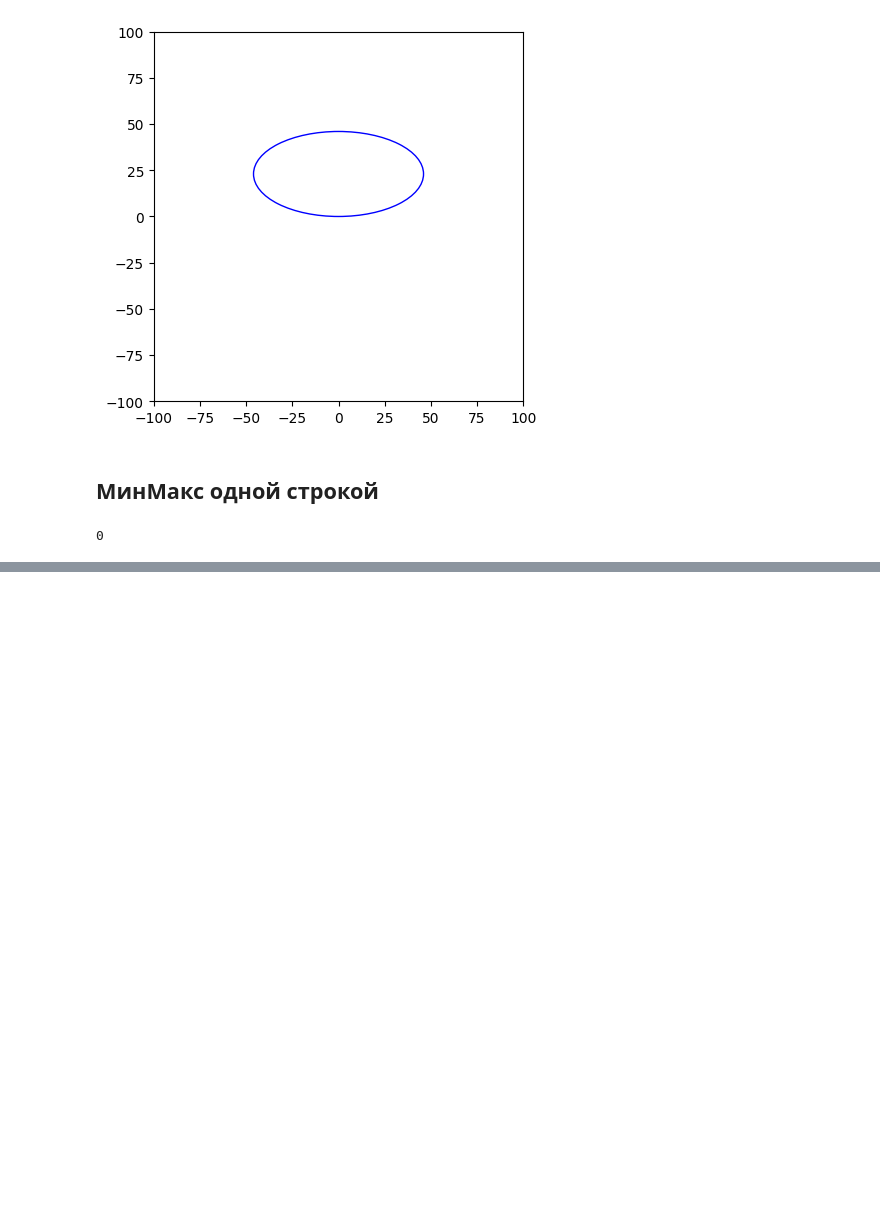
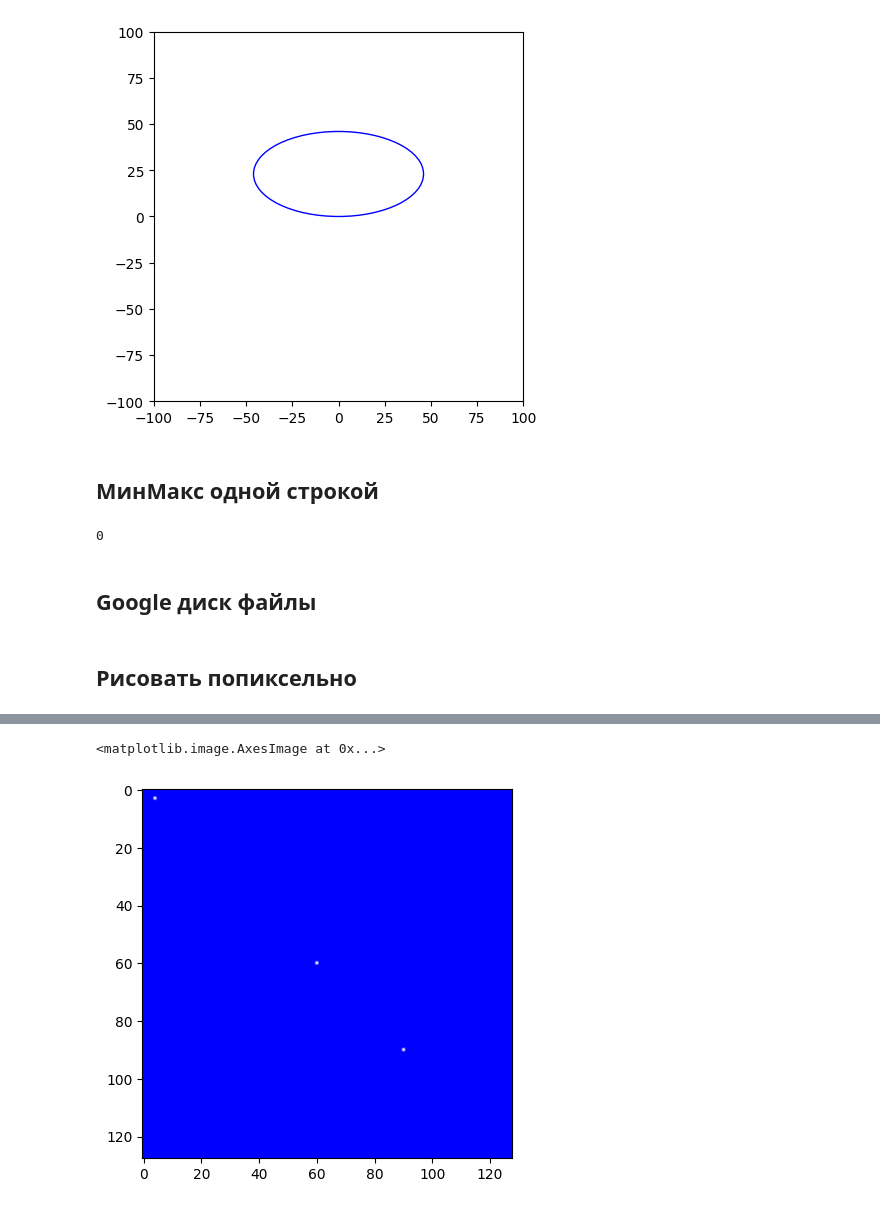
Before and after one commit to PolyanskayaP/FMMRAZ_6sem, a Jupyter notebook: prob_FMMRAZ.ipynb, the cells around one changed output, grey strips where cells are left out. Saved outputs shown, nothing was run; the diff lists cells and outputs as text; code cells hidden in the pictures; blank space fills up the shorter version.

```diff
--- a/prob_FMMRAZ.ipynb
+++ b/prob_FMMRAZ.ipynb
@@ -595,3 +595,5 @@ j = m.index(min(m)) # берём индекс по колонке
 a[i][j] = max(b)    # заменяем на максимальное
 # %% [output]
 0
+# %% [markdown]
+## Google диск файлы
@@ -597,0 +607,32 @@ a[i][j] = max(b)    # заменяем на максимальное
+# %% [markdown]
+## Рисовать попиксельно
+# %%
+import numpy as np
+import matplotlib.pyplot as plt
+%matplotlib inline
+
+fig, ax = plt.subplots(1)
+
+ax.set_aspect(1)  #чтобы ровненько было, не вытянуто
+
+#plt.xlim(-1.25,1.25)  #координатная сетка от скольки до скольки
+#plt.ylim(-1.25,1.25)
+
+
+#plt.savefig("plot_circle_matplotlib_01.png", bbox_inches='tight')  #для сохранения картинки с графиком
+
+#plt.show()
+
+ax.set_aspect(1)  #чтобы ровненько было, не вытянуто
+res = np.zeros((128, 128, 3))
+
+for i in range(128):
+  for j in range(128):
+    res[i,j] = [0,0,1]
+
+res[3, 4] = [32,144,140]  # рисуем зелёный пиксель НЕ РАБОТАЕТ
+res[60, 60] = [68,1,84]
+res[90, 90] = [253,231,36]
+
+plt.imshow(res)
+# %% [output]
@@ -597,0 +640,2 @@ a[i][j] = max(b)    # заменяем на максимальное
+<matplotlib.image.AxesImage at 0x...>
+[figure, added]
```
Also changed, not shown: parts of 5 cells of this notebook.
